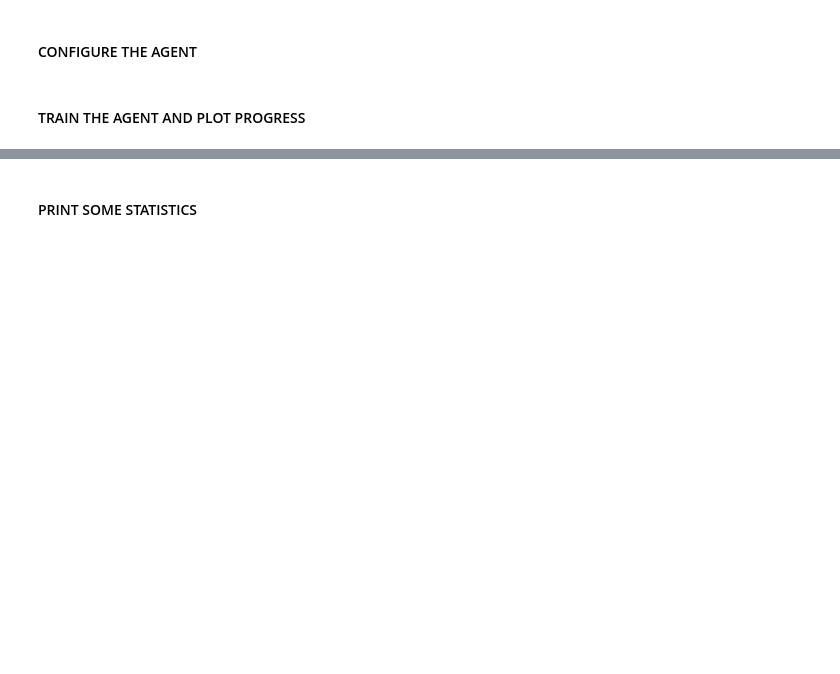
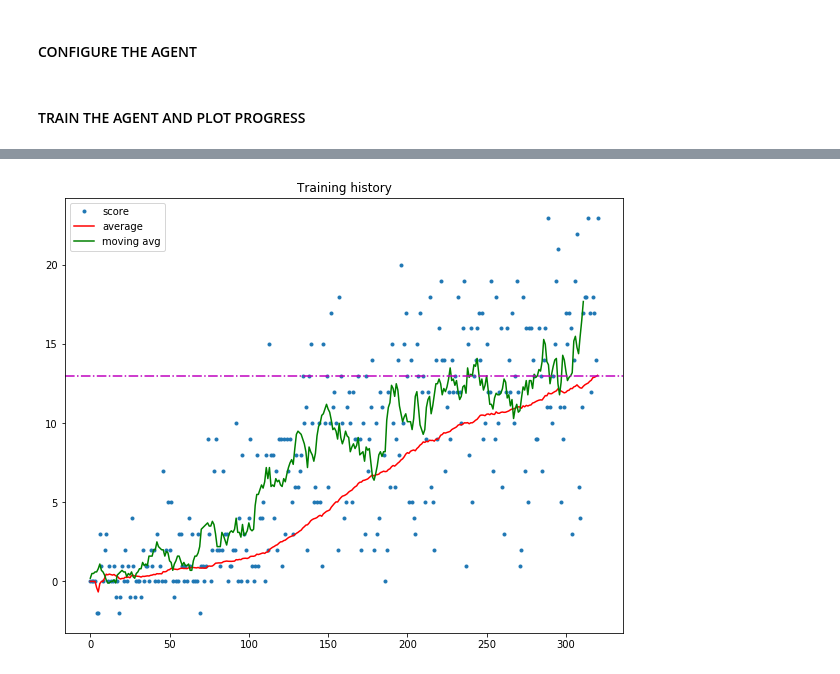
Before and after one commit to eduardodisanti/banana-collector, a Jupyter notebook: p1_banana/Navigation.ipynb, the cells around one changed output, grey strips where cells are left out. Drawn from its saved outputs; the diff is of its cells as text; code cells hidden in the pictures; blank space fills up the shorter version.

Commit message:
Added training examples
- ADD
Training images
Play notebook
read.MD

```diff
--- a/p1_banana/Navigation.ipynb
+++ b/p1_banana/Navigation.ipynb
@@ -80,3 +72,23 @@ def choose_action(state, agent, eps=0.):
+# %%
+def choose_action(state, agent, eps=0.):
+
+#    action = np.random.randint(action_size)
+
+    action = agent.act(state, eps=eps)
+
+    return action
+
+def show_graph(lq, avgs, mavgs, title="Training history", moving=False):
+    plt.figure(figsize=(10,8))
+    plt.plot(lq, ".", label="score")
+    plt.plot(avgs, c="r", label="average")
+    if moving==True:
+        plt.plot(mavgs, c="g", label="moving avg")
+
+    plt.axhline(y=13, color='m', linestyle='-.')
+    plt.title(title)
+    plt.legend()
+    plt.show()
 # %% [markdown]
 #### TRAIN THE AGENT AND PLOT PROGRESS ####
 # %%
@@ -163,2 +156,0 @@ EOFError: Ran out of input
-# %% [markdown]
-#### PRINT SOME STATISTICS #####
@@ -170,0 +157,5 @@ mavgs
+# %%
+mavgs = moving_average(lq)
+show_graph(lq, avgs, mavgs, moving=True)
+# %% [output]
+[figure, added]
```
Also changed, not shown: parts of 5 cells of this notebook, 8 other files.
